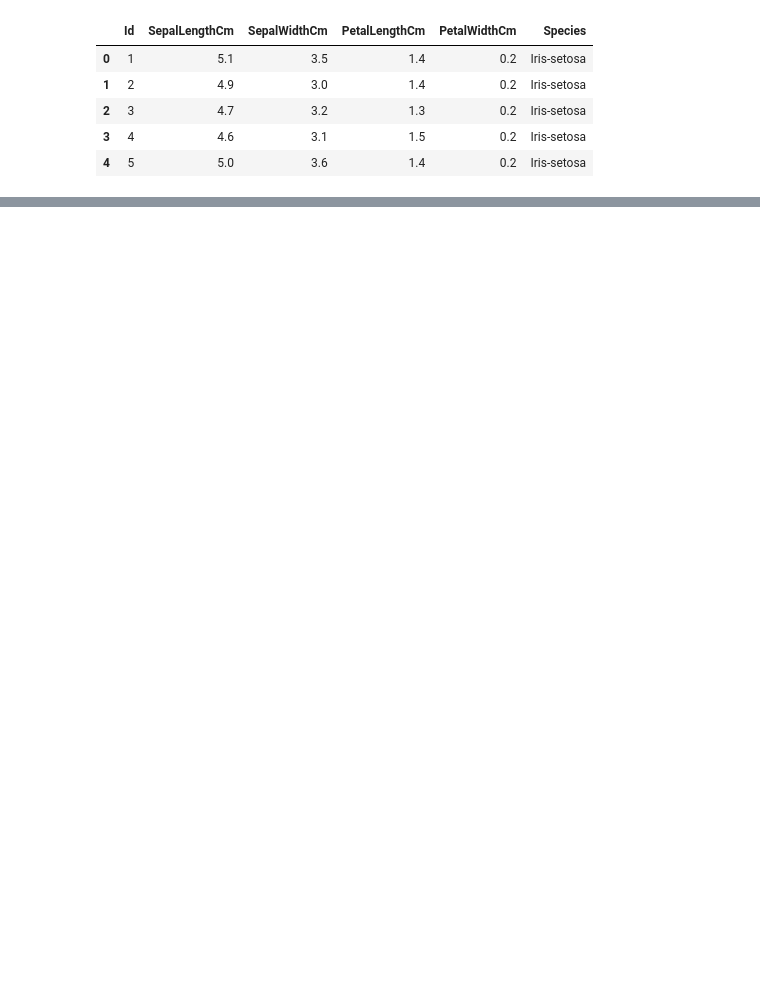
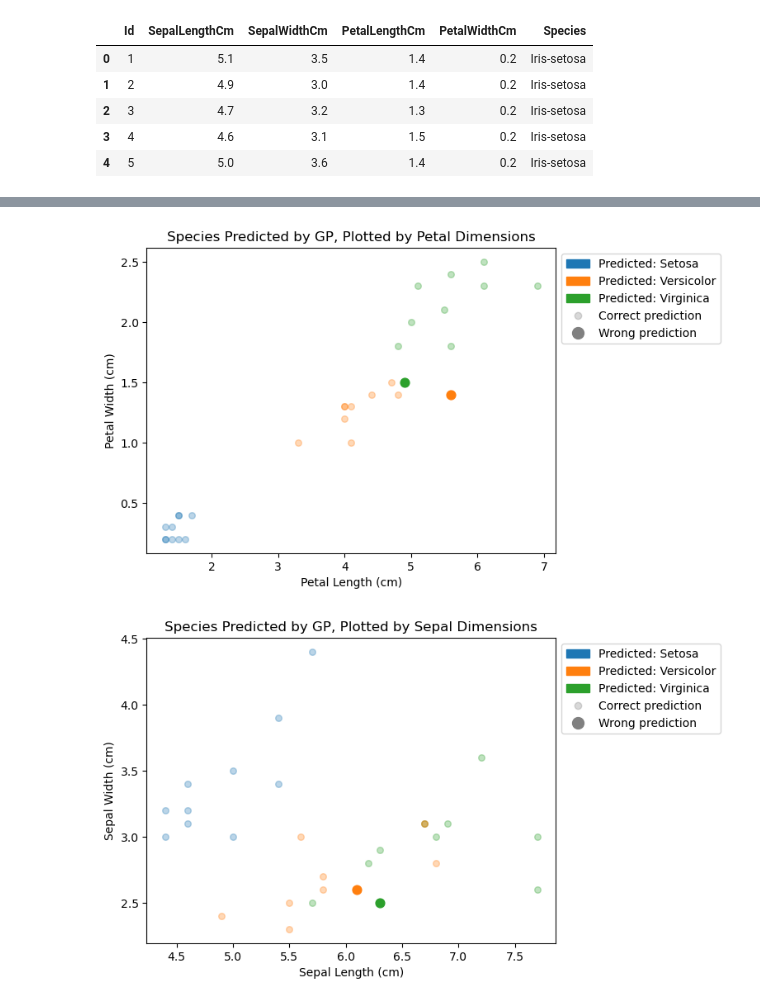
Before and after one commit to olincollege/genetic-programming, a Jupyter notebook: src/main.ipynb, the cells around one changed output, grey strips where cells are left out. Drawn from its saved outputs; the diff is of its cells as text; code cells hidden in the pictures; blank space fills up the shorter version.

Commit message:
make predictions plot and confusion matrix

```diff
--- a/src/main.ipynb
+++ b/src/main.ipynb
@@ -16,6 +22,3 @@ iris.head()
 | 2 | 3 | 4.7 | 3.2 | 1.3 | 0.2 | Iris-setosa |
 | 3 | 4 | 4.6 | 3.1 | 1.5 | 0.2 | Iris-setosa |
 | 4 | 5 | 5.0 | 3.6 | 1.4 | 0.2 | Iris-setosa |
-# %%
-iris_2_types = iris[iris["Species"] != "Iris-versicolor"]
-train_df, test_df = train_test_split(iris_2_types, test_size=0.2, random_state=11)
@@ -29,9 +25,27 @@ g = IrisGP(F, T, 4, 0.2)
 # %%
-POPULATION_SIZE = 100
-GENERATIONS = 10
-MUTATION_RATE = 0.1
+random.seed(2)
+
+FUNCTION_SET = ["+", "-", "*", "/"]
+# F = ["+", "-", "*", "/", "sin", "cos", "ln"]
+TERMINAL_RULES = TerminalGenerationRules(
+    ["SepalLengthCm", "SepalWidthCm", "PetalLengthCm", "PetalWidthCm"],
+    (-10, 10),
+    ints_only=False,
+    no_random_constants=False,
+)
+MAX_DEPTH = 3
+TERMINAL_PROBABILITY = 0.2
+g = IrisGP(
+    FUNCTION_SET,
+    TERMINAL_RULES,
+    MAX_DEPTH,
+    TERMINAL_PROBABILITY,
+)
+
+POPULATION_SIZE = 50
+GENERATIONS = 30
+MUTATION_RATE = 0.2
 CROSSOVER_RATE = 0.9
-NUM_PARENTS_TO_SURVIVE = int(POPULATION_SIZE * 0.1
-)
+NUM_PARENTS_TO_SURVIVE = int(POPULATION_SIZE * 0.1)
 best, fitness, history = g.solve(POPULATION_SIZE, GENERATIONS,CROSSOVER_RATE, MUTATION_RATE, NUM_PARENTS_TO_SURVIVE, train_df)
 # %%
@@ -40,0 +57,2 @@ history
+# %%
+IrisGP.evaluate_fitness(best, test_df)
@@ -40,0 +65,2 @@ history
+# %%
+vis = Visualizations(best, test_df)
@@ -40,0 +73,6 @@ history
+# %%
+vis.plot_predictions_by_dimension("Petal")
+vis.plot_predictions_by_dimension("Sepal")
+# %% [output]
+[figure, added]
+[figure, added]
```
Also changed, not shown: parts of 9 cells of this notebook, 1 other file.
